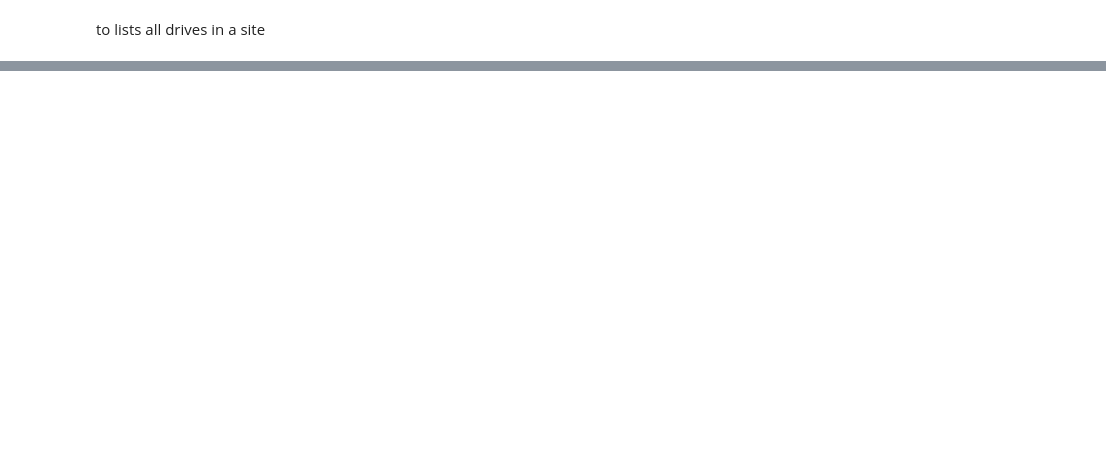
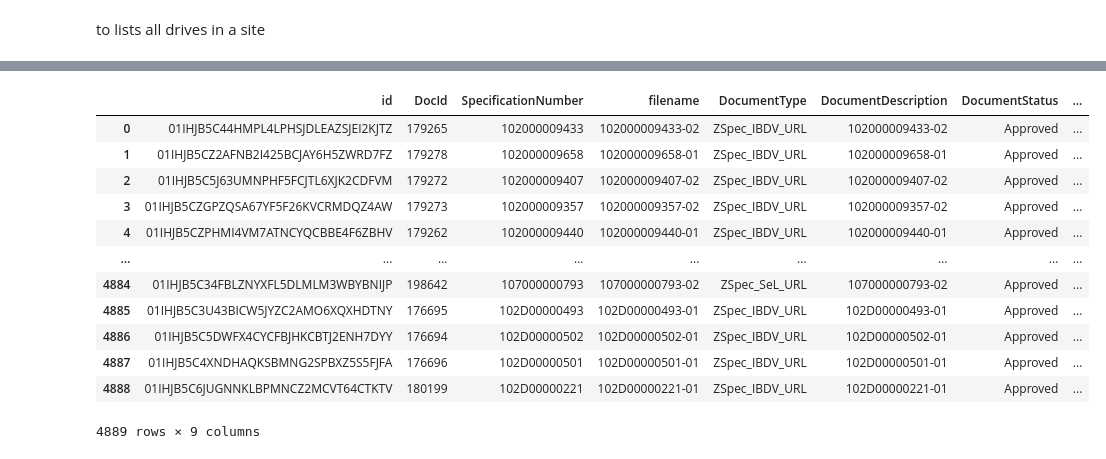
Before and after one commit to MyadamRahul41/veeva-D365, a Jupyter notebook: veeva_d365.ipynb, the cells around one changed output, grey strips where cells are left out. Saved outputs shown, nothing was run; the diff lists cells and outputs as text; code cells hidden in the pictures; blank space fills up the shorter version.

```diff
--- a/veeva_d365.ipynb
+++ b/veeva_d365.ipynb
@@ -127,0 +127,10 @@ MetaData of each file for above id's and weburl's
+# %%
+item_id = '01PDDOVQZX5GZ4WDGZ6VDYW5OW2RQH7R7J'
+drive_id = 'b!zrKbf_sAU02dgYdl0EDVLC-GVE9ofPVLq6XicSlFQJ6Hunrz0YUpQ6GGoDf0py0L'
+fields_url = f"https://graph.microsoft.com/v1.0/drives/{drive_id}/items/{item_id}/listItem/fields"
+sp_headers = {
+    'Authorization': f'Bearer {access_token}',
+    'Content-Type': 'application/json'
+}
+upload_response  = requests.get(fields_url , headers=sp_headers)
+print(json.dumps(upload_response.json(),indent=3))
@@ -128,8 +194,8 @@ MetaData of each file for above id's and weburl's
 # %%
 # Your existing document DataFrame with 'id' column
 ids = document_df['id'].tolist()
-
-drive_id = 'b!wo3sBA26VUyRp2CMZopLbM3kX6cO3U5KvGeckT3yjRGApZ-K82XyQLCxWq_PAK6q'
+# ids = ids[:10]
+drive_id = 'b!zrKbf_sAU02dgYdl0EDVLC-GVE9ofPVLq6XicSlFQJ6Hunrz0YUpQ6GGoDf0py0L'
 sp_headers = {
     'Authorization': f'Bearer {access_token}',
     'Content-Type': 'application/json'
@@ -144,11 +210,14 @@ def fetch_fields(item_id):
             fields = response.json()
             return {
                 'id': item_id,
+                'DocId':fields.get('DocId'),
                 'SpecificationNumber': fields.get('SpecificationNumber'),
                 'filename': fields.get('FileName'),
                 'DocumentType': fields.get('DocumentType'),
                 'DocumentDescription': fields.get('DocumentDescription'),
-                'DocumentStatus': fields.get('DocumentStatus')
+                'DocumentStatus': fields.get('DocumentStatus'),
+                'Modified':fields.get('Modified'),
+                'Created':fields.get('Created')
             }
         else:
             return {'id': item_id, 'error': response.status_code}
@@ -168,2 +258,18 @@ print(meta_data_df.head())
+# %%
+meta_data_df
+# %% [output]
+|  | id | DocId | SpecificationNumber | filename | DocumentType | DocumentDescription | DocumentStatus | ... |
+| 0 | 01IHJB5C44HMPL4LPHSJDLEAZSJEI2KJTZ | 179265 | 102000009433 | 102000009433-02 | ZSpec_IBDV_URL | 102000009433-02 | Approved | ... |
+| 1 | 01IHJB5CZ2AFNB2I425BCJAY6H5ZWRD7FZ | 179278 | 102000009658 | 102000009658-01 | ZSpec_IBDV_URL | 102000009658-01 | Approved | ... |
+| 2 | 01IHJB5C5J63UMNPHF5FCJTL6XJK2CDFVM | 179272 | 102000009407 | 102000009407-02 | ZSpec_IBDV_URL | 102000009407-02 | Approved | ... |
+| 3 | 01IHJB5CZGPZQSA67YF5F26KVCRMDQZ4AW | 179273 | 102000009357 | 102000009357-02 | ZSpec_IBDV_URL | 102000009357-02 | Approved | ... |
+| 4 | 01IHJB5CZPHMI4VM7ATNCYQCBBE4F6ZBHV | 179262 | 102000009440 | 102000009440-01 | ZSpec_IBDV_URL | 102000009440-01 | Approved | ... |
+| ... | ... | ... | ... | ... | ... | ... | ... | ... |
+| 4884 | 01IHJB5C34FBLZNYXFL5DLMLM3WBYBNIJP | 198642 | 107000000793 | 107000000793-02 | ZSpec_SeL_URL | 107000000793-02 | Approved | ... |
+| 4885 | 01IHJB5C3U43BICW5JYZC2AMO6XQXHDTNY | 176695 | 102D00000493 | 102D00000493-01 | ZSpec_IBDV_URL | 102D00000493-01 | Approved | ... |
+| 4886 | 01IHJB5C5DWFX4CYCFBJHKCBTJ2ENH7DYY | 176694 | 102D00000502 | 102D00000502-01 | ZSpec_IBDV_URL | 102D00000502-01 | Approved | ... |
+| 4887 | 01IHJB5C4XNDHAQKSBMNG2SPBXZ5S5FJFA | 176696 | 102D00000501 | 102D00000501-01 | ZSpec_IBDV_URL | 102D00000501-01 | Approved | ... |
+| 4888 | 01IHJB5C6JUGNNKLBPMNCZ2MCVT64CTKTV | 180199 | 102D00000221 | 102D00000221-01 | ZSpec_IBDV_URL | 102D00000221-01 | Approved | ... |
+4889 rows × 9 columns
 # %%
 merge_df = pd.merge(document_df,meta_data_df,on='id',how='left')
```
Also changed, not shown: parts of 24 cells of this notebook, 9 other files.
